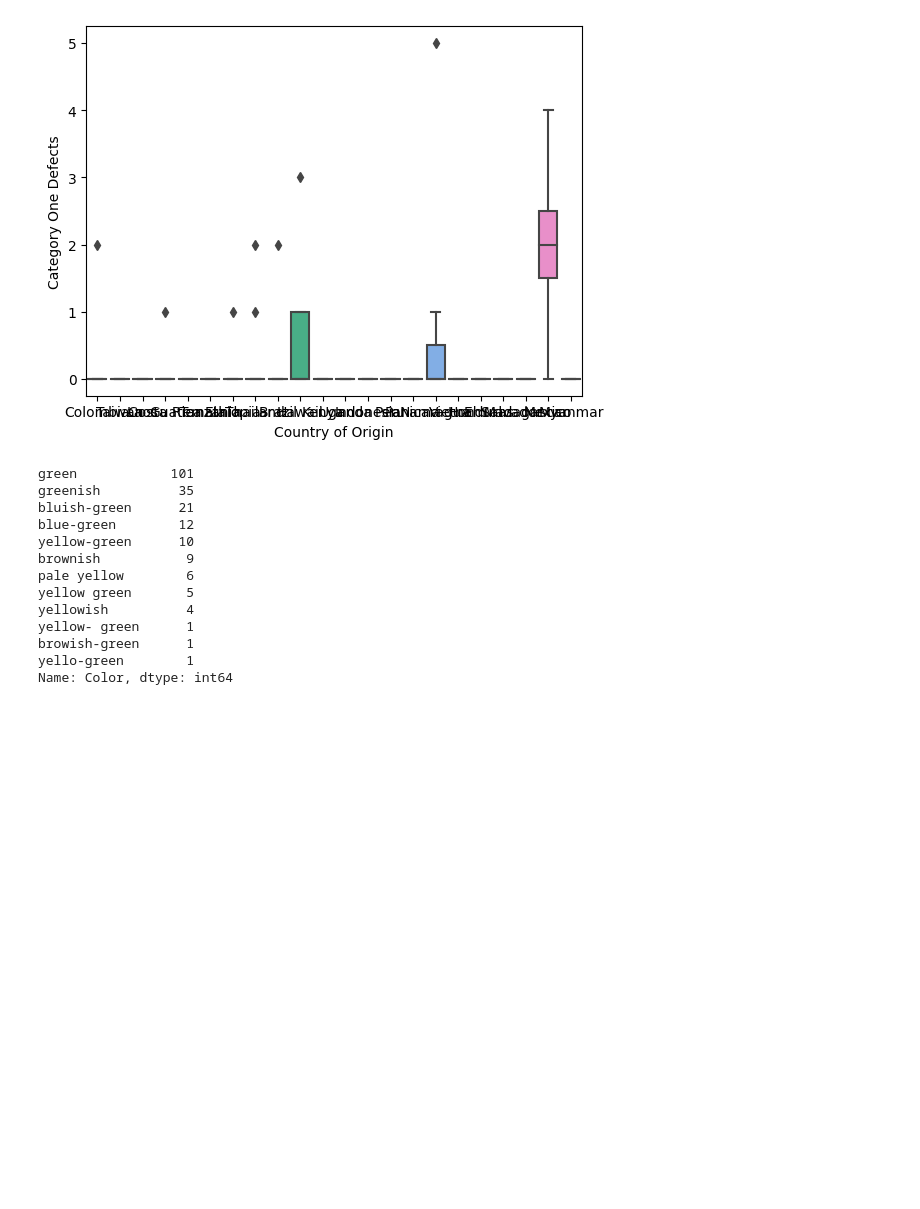
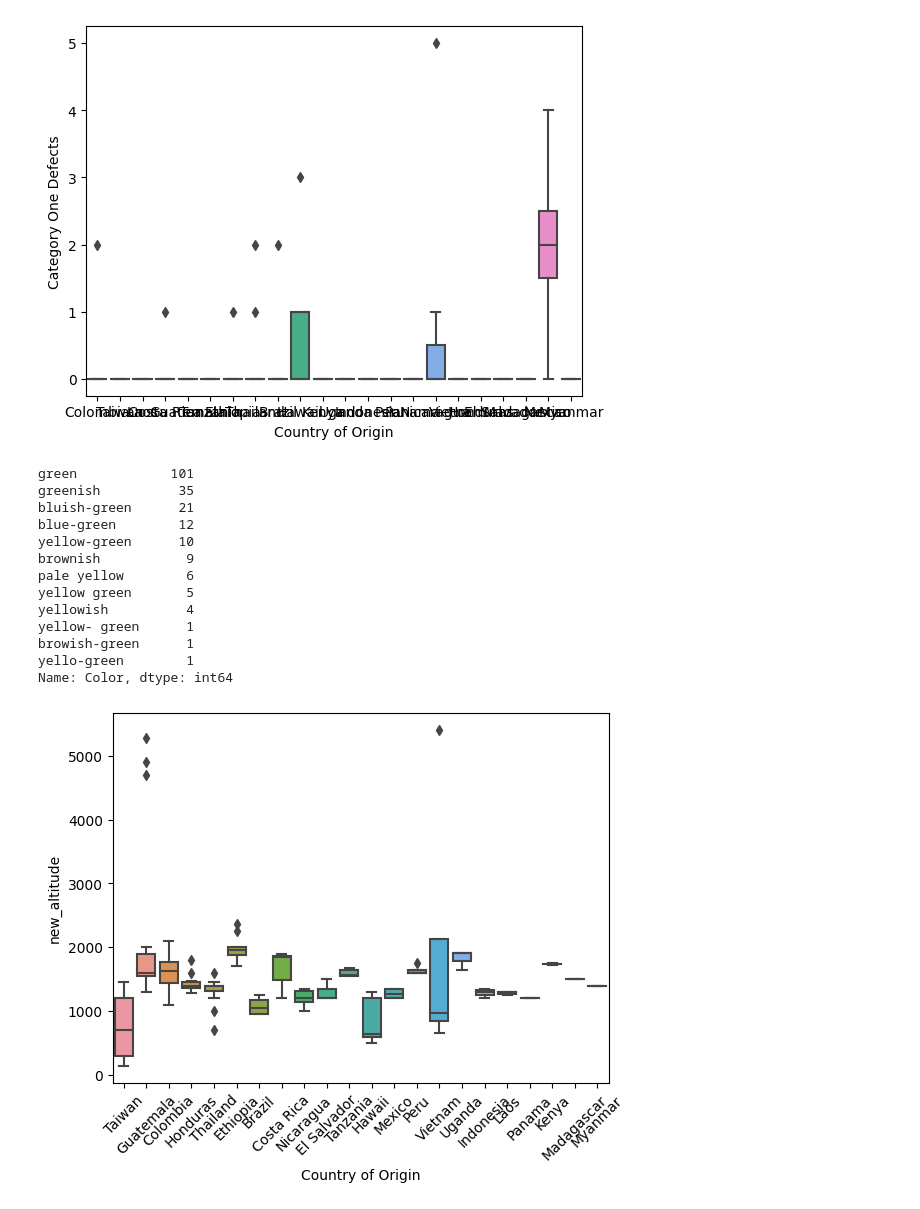
Before and after one commit to guipyson/CMP263_UFRGS, a Jupyter notebook: eda.ipynb, the cells around one changed output. Saved outputs shown, nothing was run; the diff lists cells and outputs as text; code cells hidden in the pictures; blank space fills up the shorter version.

```diff
--- a/eda.ipynb
+++ b/eda.ipynb
@@ -275,3 +275,9 @@ yellow- green      1
 browish-green      1
 yello-green        1
 Name: Color, dtype: int64
+# %%
+sns.boxplot(df, x="Country of Origin",y='new_altitude', order=origin.index )
+plt.xticks(rotation=45)
+plt.show()
+# %% [output]
+[figure, added]
```
Also changed, not shown: parts of 10 cells of this notebook.
